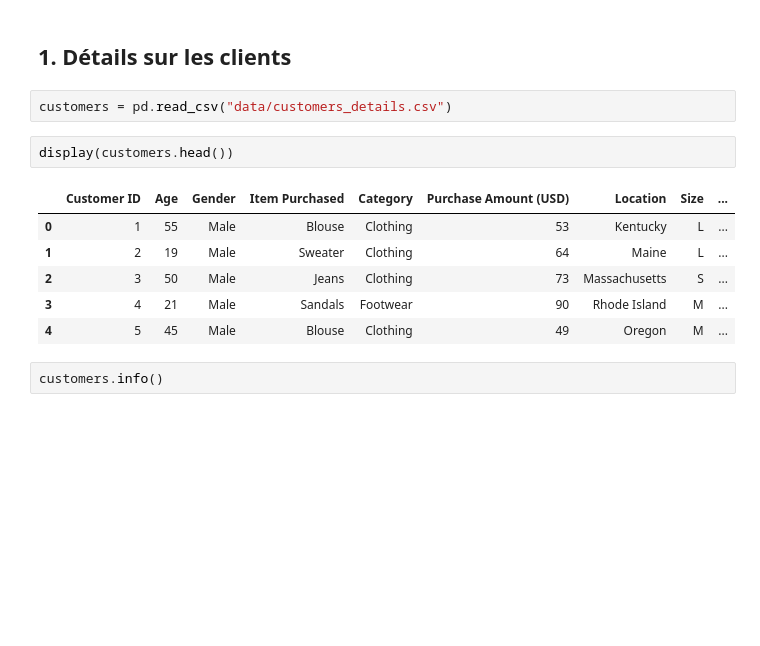
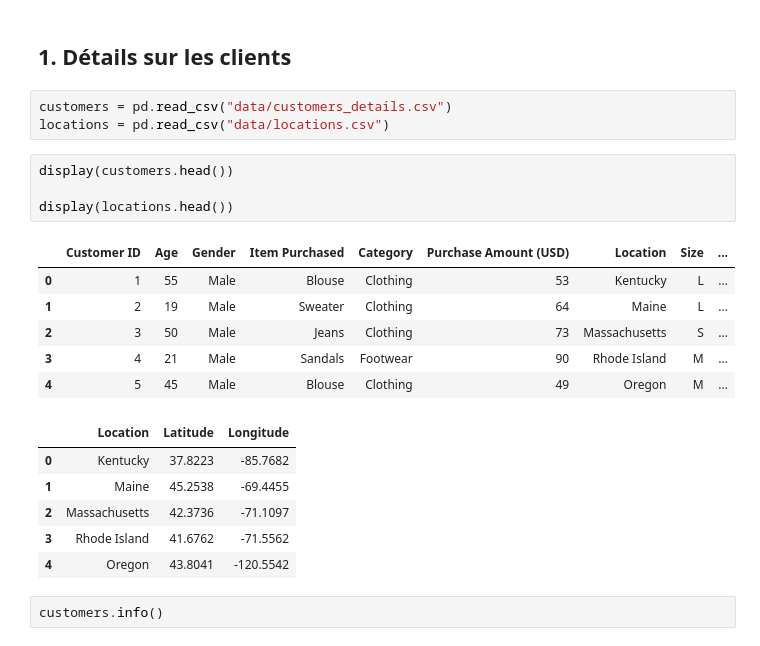
Before and after one commit to Mohameddiallo728/customers-activities-in-ecom, a Jupyter notebook: data-exploration.ipynb, the cells around one changed output. Saved outputs shown, nothing was run; the diff lists cells and outputs as text; blank space fills up the shorter version.

```diff
--- a/data-exploration.ipynb
+++ b/data-exploration.ipynb
@@ -76,15 +76,24 @@ from sklearn.metrics import recall_score, f1_score
 ## 1. Détails sur les clients
 # %%
 customers = pd.read_csv("data/customers_details.csv")
+locations = pd.read_csv("data/locations.csv")
 # %%
 display(customers.head())
+
+display(locations.head())
 # %% [output]
 |  | Customer ID | Age | Gender | Item Purchased | Category | Purchase Amount (USD) | Location | Size | ... |
 | 0 | 1 | 55 | Male | Blouse | Clothing | 53 | Kentucky | L | ... |
 | 1 | 2 | 19 | Male | Sweater | Clothing | 64 | Maine | L | ... |
 | 2 | 3 | 50 | Male | Jeans | Clothing | 73 | Massachusetts | S | ... |
 | 3 | 4 | 21 | Male | Sandals | Footwear | 90 | Rhode Island | M | ... |
 | 4 | 5 | 45 | Male | Blouse | Clothing | 49 | Oregon | M | ... |
+|  | Location | Latitude | Longitude |
+| 0 | Kentucky | 37.8223 | -85.7682 |
+| 1 | Maine | 45.2538 | -69.4455 |
+| 2 | Massachusetts | 42.3736 | -71.1097 |
+| 3 | Rhode Island | 41.6762 | -71.5562 |
+| 4 | Oregon | 43.8041 | -120.5542 |
 # %%
 customers.info()
 # %% [output]
```
Also changed, not shown: parts of 8 cells of this notebook, 6 other files.
